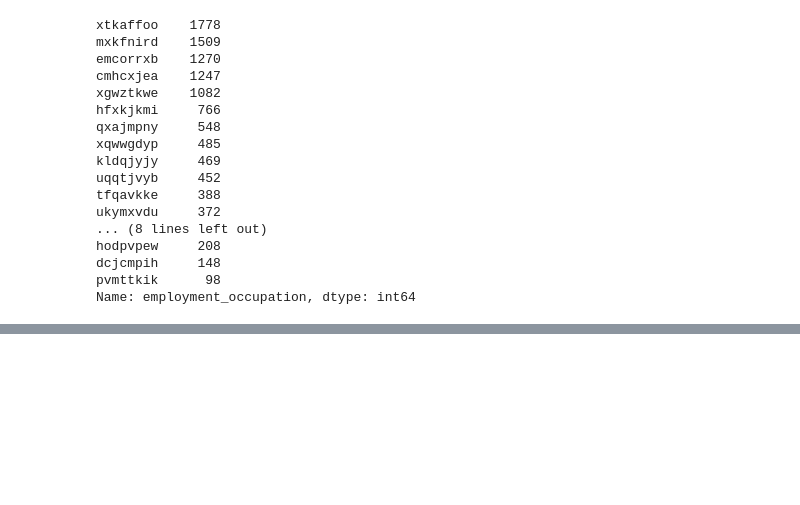
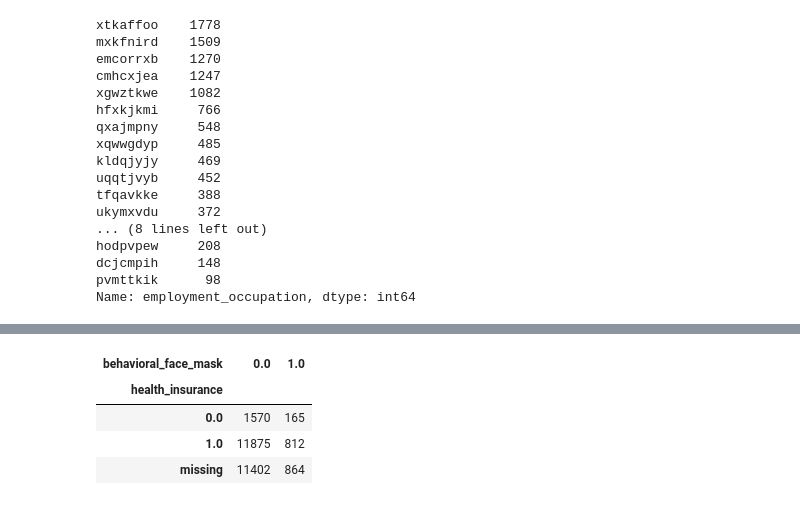
Before and after one commit to RyanMcCall/h1n1_flu_ds, a Jupyter notebook: notebooks/3.0-rem-prepare.ipynb, the cells around one changed output, grey strips where cells are left out. Cells and saved outputs as stored; diff of their text form; code cells hidden in the pictures; blank space fills up the shorter version.

```diff
--- a/notebooks/3.0-rem-prepare.ipynb
+++ b/notebooks/3.0-rem-prepare.ipynb
@@ -70,0 +192,10 @@ Name: employment_occupation, dtype: int64
+# %%
+Xtrain.health_insurance = Xtrain.health_insurance.fillna('missing')
+# %%
+pd.crosstab(Xtrain.health_insurance, Xtrain.behavioral_face_mask, dropna=False)
+# %% [output]
+| behavioral_face_mask | 0.0 | 1.0 |
+| health_insurance |  |  |
+| 0.0 | 1570 | 165 |
+| 1.0 | 11875 | 812 |
+| missing | 11402 | 864 |
```
Also changed, not shown: parts of 11 cells of this notebook.
